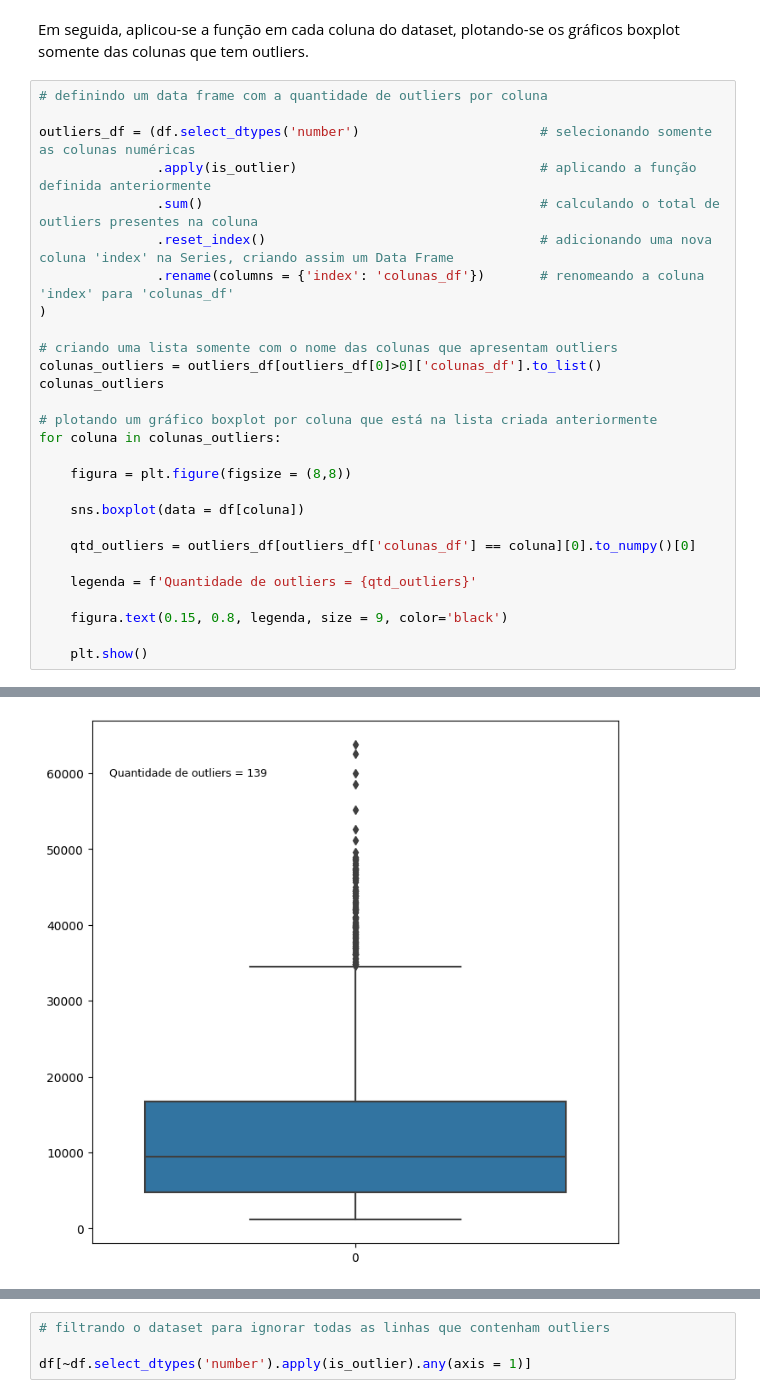
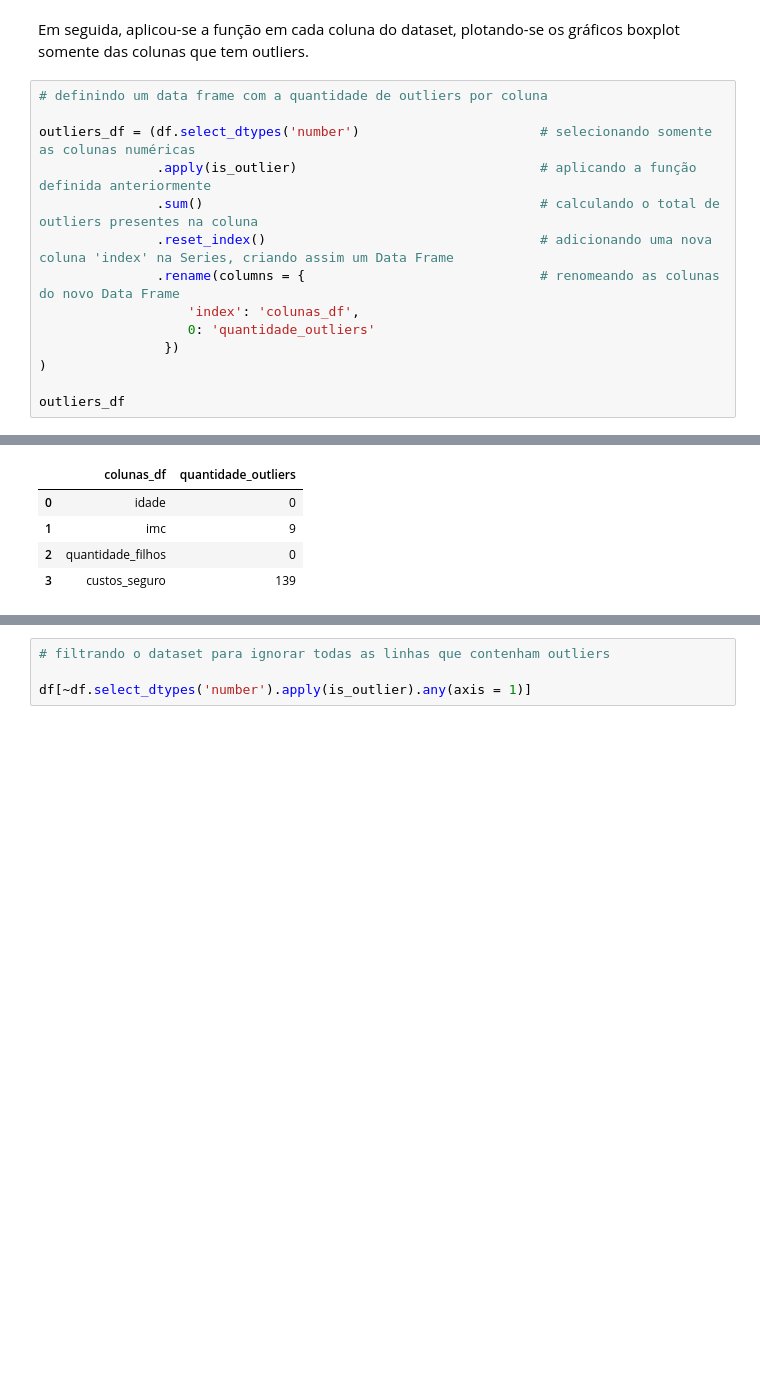
Before and after one commit to rfprates/regressao_seguro, a Jupyter notebook: case_preco_seguros.ipynb, the cells around one changed output, grey strips where cells are left out. Saved outputs shown, nothing was run; the diff lists cells and outputs as text; blank space fills up the shorter version.

```diff
--- a/case_preco_seguros.ipynb
+++ b/case_preco_seguros.ipynb
@@ -160,25 +160,11 @@ outliers_df = (df.select_dtypes('number')                       # selecionando s
                .apply(is_outlier)                               # aplicando a função definida anteriormente
                .sum()                                           # calculando o total de outliers presentes na coluna
                .reset_index()                                   # adicionando uma nova coluna 'index' na Series, criando assim um Data Frame
-               .rename(columns = {'index': 'colunas_df'})       # renomeando a coluna 'index' para 'colunas_df'
+               .rename(columns = {                              # renomeando as colunas do novo Data Frame
+                   'index': 'colunas_df',
+                   0: 'quantidade_outliers'
+                })
 )
 
-# criando uma lista somente com o nome das colunas que apresentam outliers
-colunas_outliers = outliers_df[outliers_df[0]>0]['colunas_df'].to_list()
-colunas_outliers
-
-# plotando um gráfico boxplot por coluna que está na lista criada anteriormente
-for coluna in colunas_outliers:
-
-    figura = plt.figure(figsize = (8,8))
-
-    sns.boxplot(data = df[coluna])
-
-    qtd_outliers = outliers_df[outliers_df['colunas_df'] == coluna][0].to_numpy()[0]
-
-    legenda = f'Quantidade de outliers = {qtd_outliers}'
-
-    figura.text(0.15, 0.8, legenda, size = 9, color='black')
-
-    plt.show()
+outliers_df
 # %% [output]
@@ -186 +171,5 @@ for coluna in colunas_outliers:
-[figure, removed]
+|  | colunas_df | quantidade_outliers |
+| 0 | idade | 0 |
+| 1 | imc | 9 |
+| 2 | quantidade_filhos | 0 |
+| 3 | custos_seguro | 139 |
```
Also changed, not shown: parts of 5 cells of this notebook.
